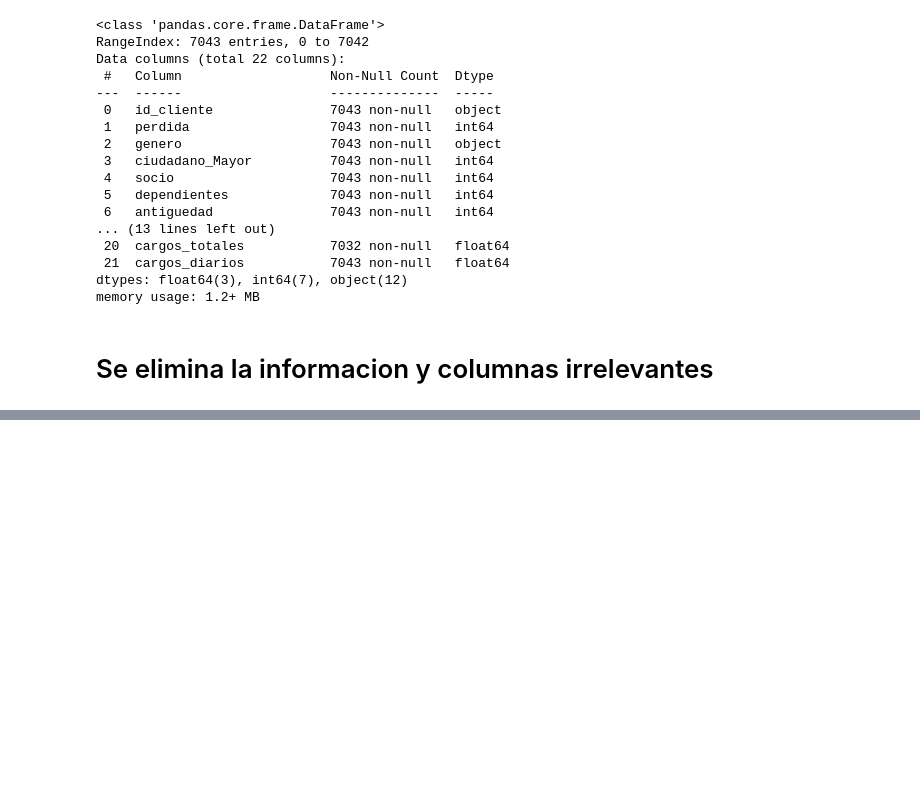
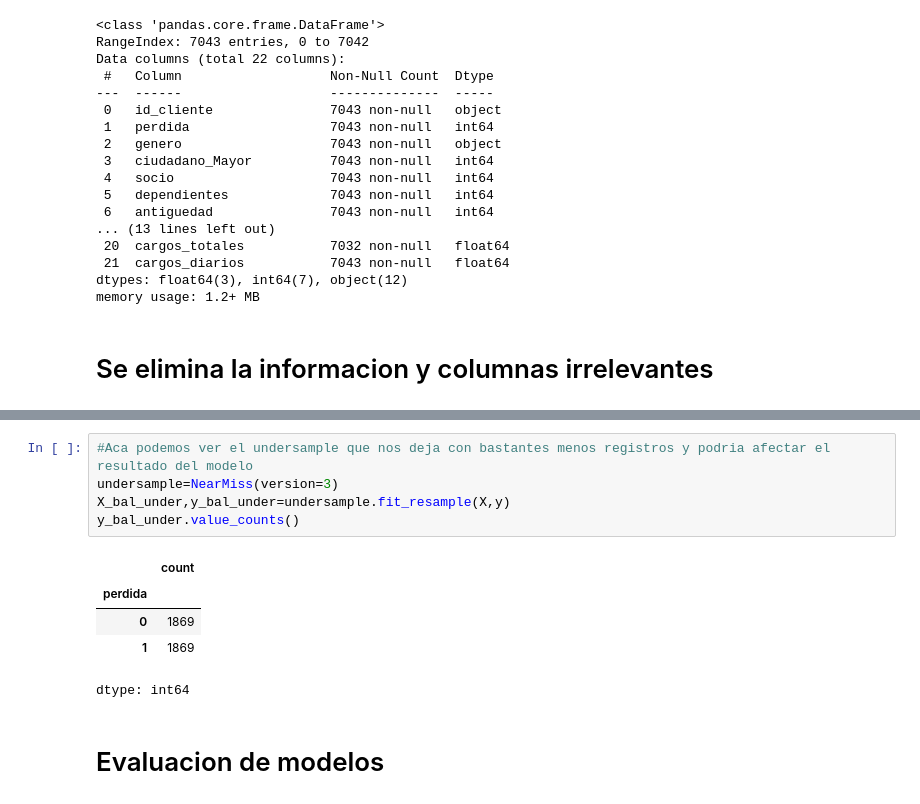
Before and after one commit to JoelC-Creator/challengeTelecomX2, a Jupyter notebook: Challenge_Telecom_Parte_2.ipynb, the cells around one changed output, grey strips where cells are left out. Drawn from its saved outputs; the diff is of its cells as text; blank space fills up the shorter version.

```diff
--- a/Challenge_Telecom_Parte_2.ipynb
+++ b/Challenge_Telecom_Parte_2.ipynb
@@ -28,0 +215,13 @@ memory usage: 1.2+ MB
+# %%
+#Aca podemos ver el undersample que nos deja con bastantes menos registros y podria afectar el resultado del modelo
+undersample=NearMiss(version=3)
+X_bal_under,y_bal_under=undersample.fit_resample(X,y)
+y_bal_under.value_counts()
+# %% [output]
+|  | count |
+| perdida |  |
+| 0 | 1869 |
+| 1 | 1869 |
+dtype: int64
+# %% [markdown]
+# Evaluacion de modelos
```
Also changed, not shown: parts of 16 cells of this notebook.
